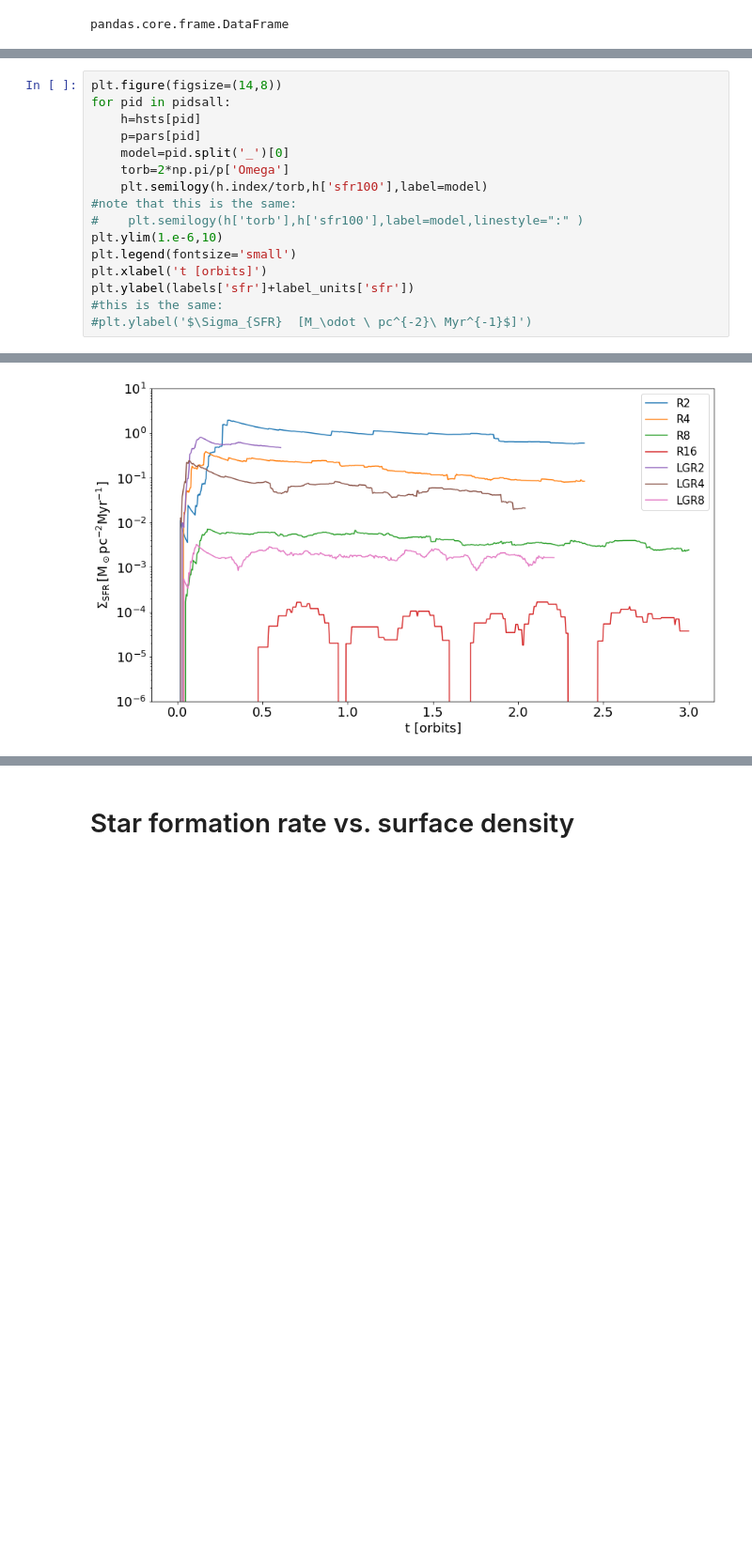
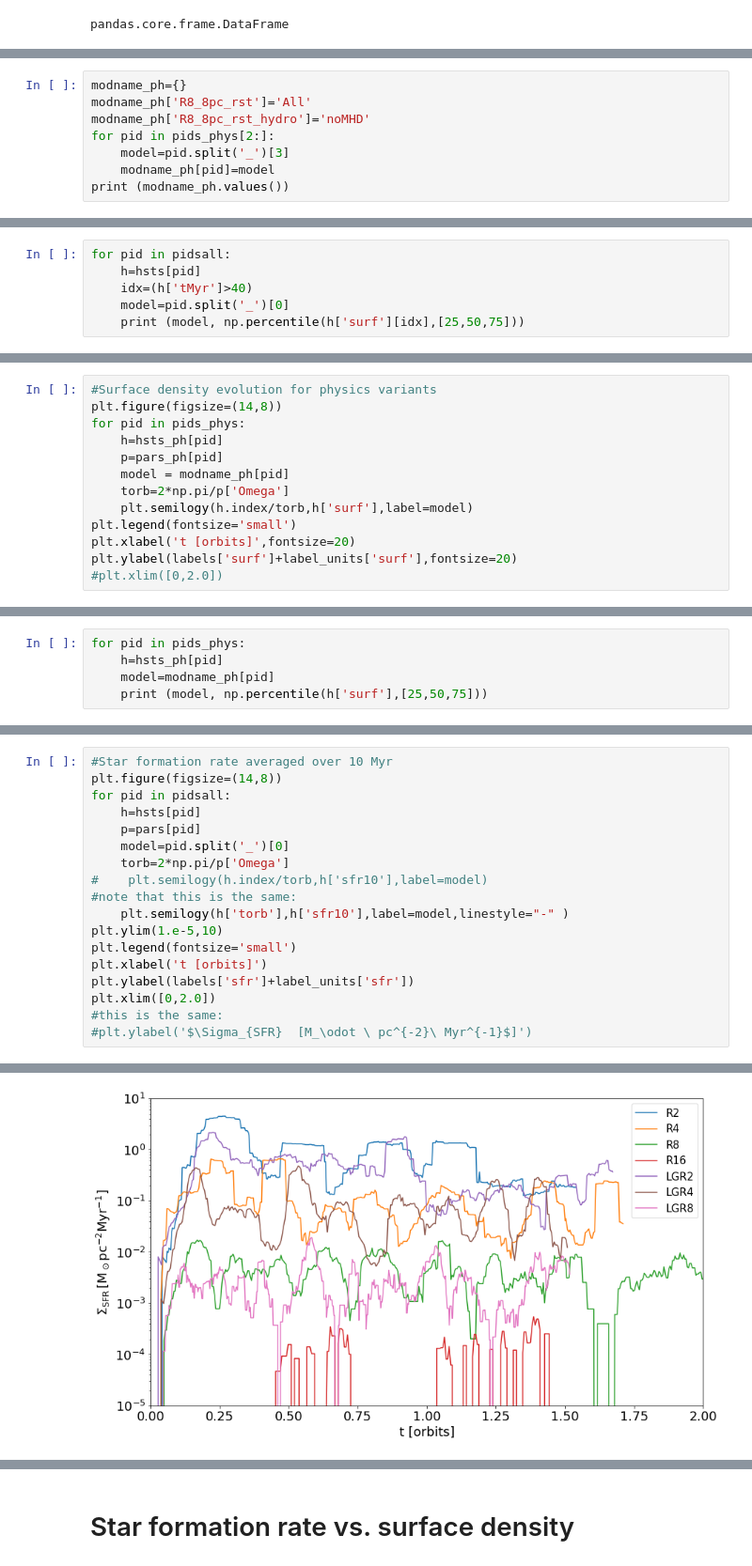
Before and after one commit to changgoo/pyathena, a Jupyter notebook: notebook/history_with_zprof-SFR.ipynb, the cells around one changed output, grey strips where cells are left out. Shown at 94% size. Cells and saved outputs as stored; diff of their text form; blank space fills up the shorter version.

```diff
--- a/notebook/history_with_zprof-SFR.ipynb
+++ b/notebook/history_with_zprof-SFR.ipynb
@@ -282,0 +311,8 @@ R16 530.101352185
+# %%
+modname_ph={}
+modname_ph['R8_8pc_rst']='All'
+modname_ph['R8_8pc_rst_hydro']='noMHD'
+for pid in pids_phys[2:]:
+    model=pid.split('_')[3]
+    modname_ph[pid]=model
+print (modname_ph.values())
@@ -311,0 +352,6 @@ Text(0,0.5,'$\\Sigma$$\\,[{\\rm M_\\odot pc^{-2}}]$')
+# %%
+for pid in pidsall:
+    h=hsts[pid]
+    idx=(h['tMyr']>40)
+    model=pid.split('_')[0]
+    print (model, np.percentile(h['surf'][idx],[25,50,75]))
@@ -311,0 +373,13 @@ Text(0,0.5,'$\\Sigma$$\\,[{\\rm M_\\odot pc^{-2}}]$')
+# %%
+#Surface density evolution for physics variants
+plt.figure(figsize=(14,8))
+for pid in pids_phys:
+    h=hsts_ph[pid]
+    p=pars_ph[pid]
+    model = modname_ph[pid]
+    torb=2*np.pi/p['Omega']
+    plt.semilogy(h.index/torb,h['surf'],label=model)
+plt.legend(fontsize='small')
+plt.xlabel('t [orbits]',fontsize=20)
+plt.ylabel(labels['surf']+label_units['surf'],fontsize=20)
+#plt.xlim([0,2.0])
@@ -311,0 +389,5 @@ Text(0,0.5,'$\\Sigma$$\\,[{\\rm M_\\odot pc^{-2}}]$')
+# %%
+for pid in pids_phys:
+    h=hsts_ph[pid]
+    model=modname_ph[pid]
+    print (model, np.percentile(h['surf'],[25,50,75]))
@@ -312,17 +406,19 @@ Text(0,0.5,'$\\Sigma$$\\,[{\\rm M_\\odot pc^{-2}}]$')
 # %%
+#Star formation rate averaged over 10 Myr
 plt.figure(figsize=(14,8))
 for pid in pidsall:
     h=hsts[pid]
     p=pars[pid]
     model=pid.split('_')[0]
     torb=2*np.pi/p['Omega']
-    plt.semilogy(h.index/torb,h['sfr100'],label=model)
+#    plt.semilogy(h.index/torb,h['sfr10'],label=model)
 #note that this is the same:
-#    plt.semilogy(h['torb'],h['sfr100'],label=model,linestyle=":" )
-plt.ylim(1.e-6,10)
+    plt.semilogy(h['torb'],h['sfr10'],label=model,linestyle="-" )
+plt.ylim(1.e-5,10)
 plt.legend(fontsize='small')
 plt.xlabel('t [orbits]')
 plt.ylabel(labels['sfr']+label_units['sfr'])
+plt.xlim([0,2.0])
 #this is the same:
 #plt.ylabel('$\Sigma_{SFR}  [M_\odot \ pc^{-2}\ Myr^{-1}$]')
 # %% [output]
@@ -330 +426 @@ Text(0,0.5,'$\\Sigma_{\\rm SFR}$$\\,[{\\rm M_\\odot pc^{-2} Myr^{-1}}]$')
-[figure, old version]
+[figure, new version]
```
Also changed, not shown: parts of 52 cells of this notebook, 10 other files.
